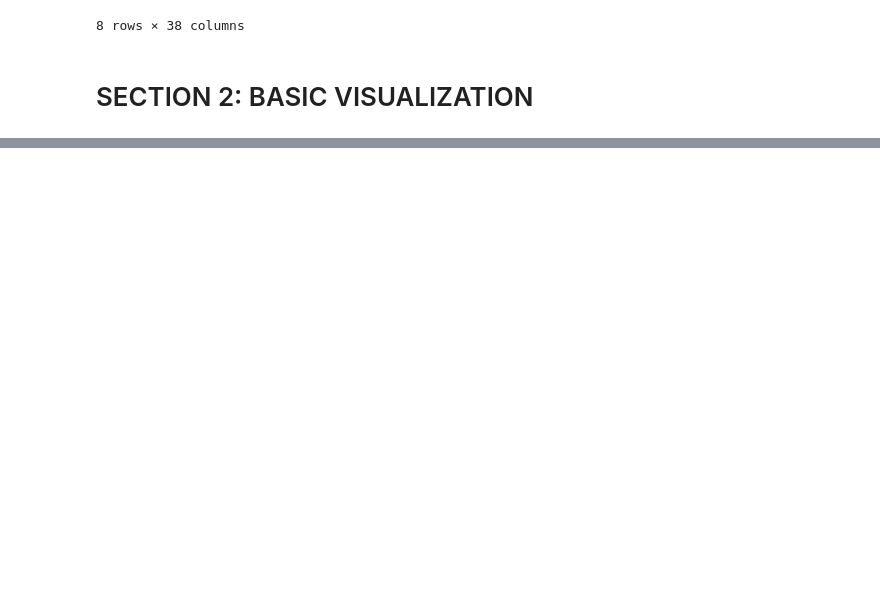
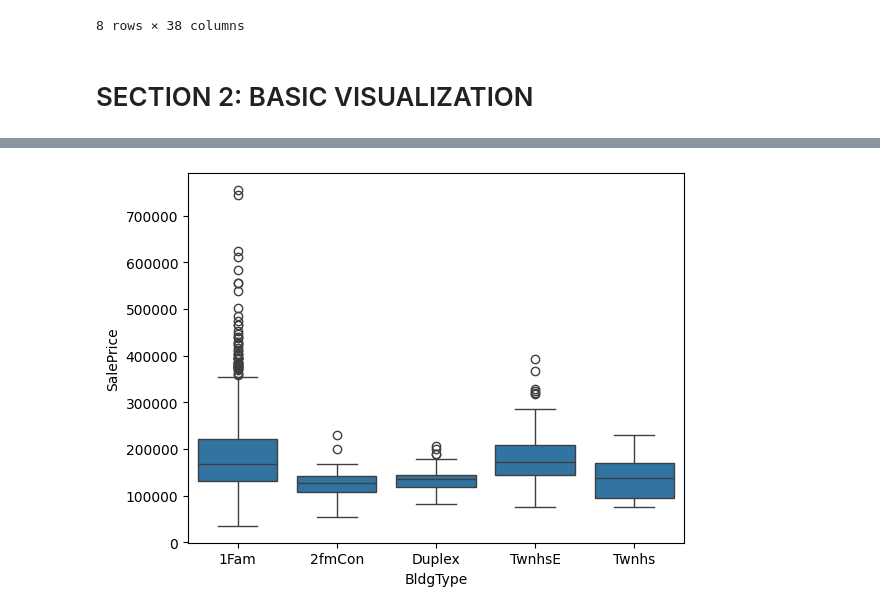
Before and after one commit to christianabusca/housing-market-analytics, a Jupyter notebook: p-house-prices.ipynb, the cells around one changed output, grey strips where cells are left out. Drawn from its saved outputs; the diff is of its cells as text; code cells hidden in the pictures; blank space fills up the shorter version.

```diff
--- a/p-house-prices.ipynb
+++ b/p-house-prices.ipynb
@@ -193,0 +219,5 @@ plt.show()
+# %%
+sns.boxplot(x=df['BldgType'],y=df['SalePrice'])
+plt.show()
+# %% [output]
+[figure, added]
```
Also changed, not shown: parts of 5 cells of this notebook.
